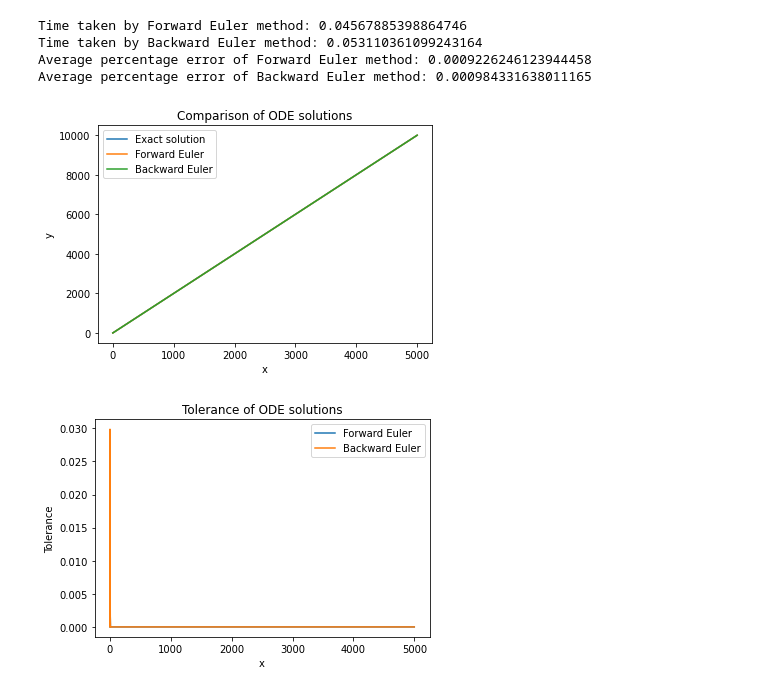
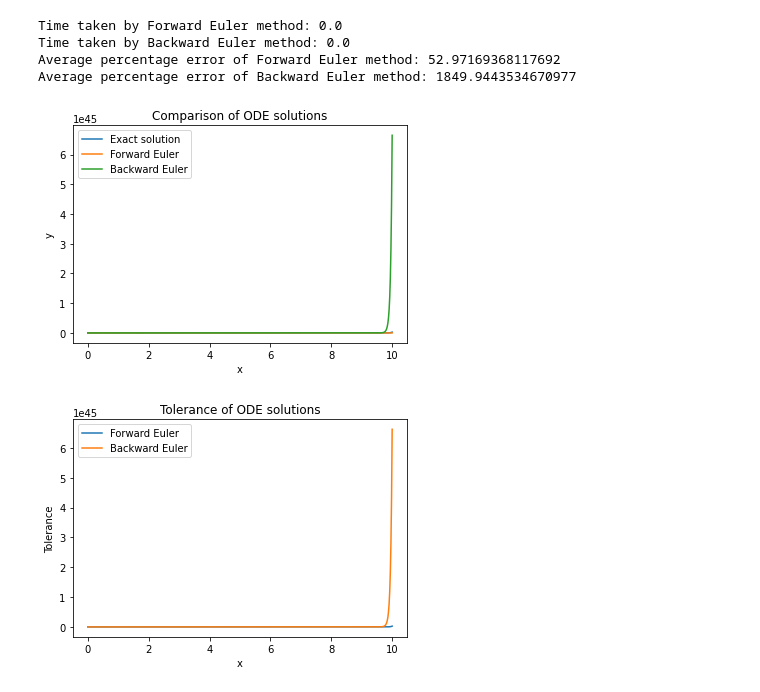
Before and after one commit to ThanawatTP/ode-estimation-errors-comparison, a Jupyter notebook: EulerSingleStep.ipynb, the cells around one changed output. Cells and saved outputs as stored; diff of their text form; code cells hidden in the pictures.

```diff
--- a/EulerSingleStep.ipynb
+++ b/EulerSingleStep.ipynb
@@ -7,11 +7,11 @@ import warnings
 warnings.filterwarnings("ignore")
 # warnings.filterwarnings("default")
 
-h = 0.05
+h = 0.01
 n = 100
 n = 1000
-n = 10000
-n = 100000
+# n = 10000
+# n = 100000
 # %%
 import numpy as np
 import matplotlib.pyplot as plt
@@ -26,11 +26,11 @@ warnings.filterwarnings("ignore")
 
 # Define the exact solution
 def exact_solution(x):
-    return -2 + 3*np.exp(-x) + 2*x
+    return np.exp(x**2)
 
 # Define the derivative function
 def deriv_func(x, y):
-    return 2*x - y
+    return 2*x*y
 
 # Define the Forward Euler method
 def forward_euler(deriv_func, x0, y0, h, n):
@@ -80,39 +80,39 @@ tol_forward = np.abs(y_forward - y_exact)
 tol_backward = np.abs(y_backward - y_exact)
 
 # Plot the results
 plt.figure()
 plt.plot(x, y_exact, label='Exact solution')
 plt.plot(x, y_forward, label='Forward Euler')
 plt.plot(x, y_backward, label='Backward Euler')
 plt.xlabel('x')
 plt.ylabel('y')
 plt.title('Comparison of ODE solutions')
 plt.legend()
 
 plt.figure()
 plt.plot(x, tol_forward, label='Forward Euler')
 plt.plot(x, tol_backward, label='Backward Euler')
 plt.xlabel('x')
 plt.ylabel('Tolerance')
 plt.title('Tolerance of ODE solutions')
 plt.legend()
 
 print('Time taken by Forward Euler method:', t_forward)
 print('Time taken by Backward Euler method:', t_backward)
 
 APE_forward = np.mean(np.abs(tol_forward/y_exact))*100
 APE_backward = np.mean(np.abs(tol_backward/y_exact))*100
 
 # Print the results
 print('Average percentage error of Forward Euler method:', APE_forward)
 print('Average percentage error of Backward Euler method:', APE_backward)
 # %% [output]
-Time taken by Forward Euler method: 0.04567885398864746
-Time taken by Backward Euler method: 0.053110361099243164
-Average percentage error of Forward Euler method: 0.0009226246123944458
-Average percentage error of Backward Euler method: 0.000984331638011165
+Time taken by Forward Euler method: 0.0
+Time taken by Backward Euler method: 0.0
+Average percentage error of Forward Euler method: 52.97169368117692
+Average percentage error of Backward Euler method: 1849.9443534670977
-[figure, old version]
+[figure, new version]
-[figure, old version]
+[figure, new version]
 # %%
 
 
```
Also changed, not shown: parts of 3 cells of this notebook.
